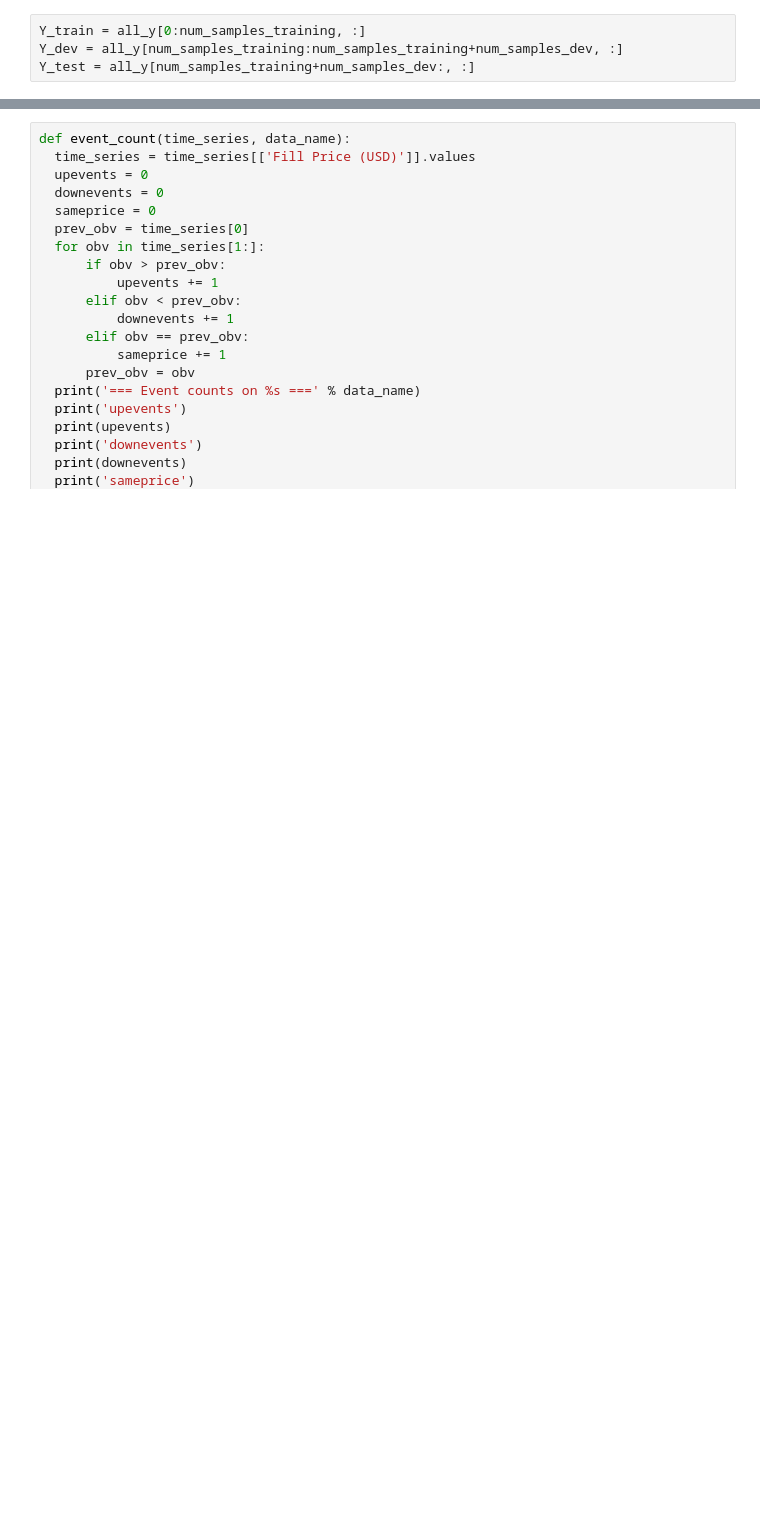
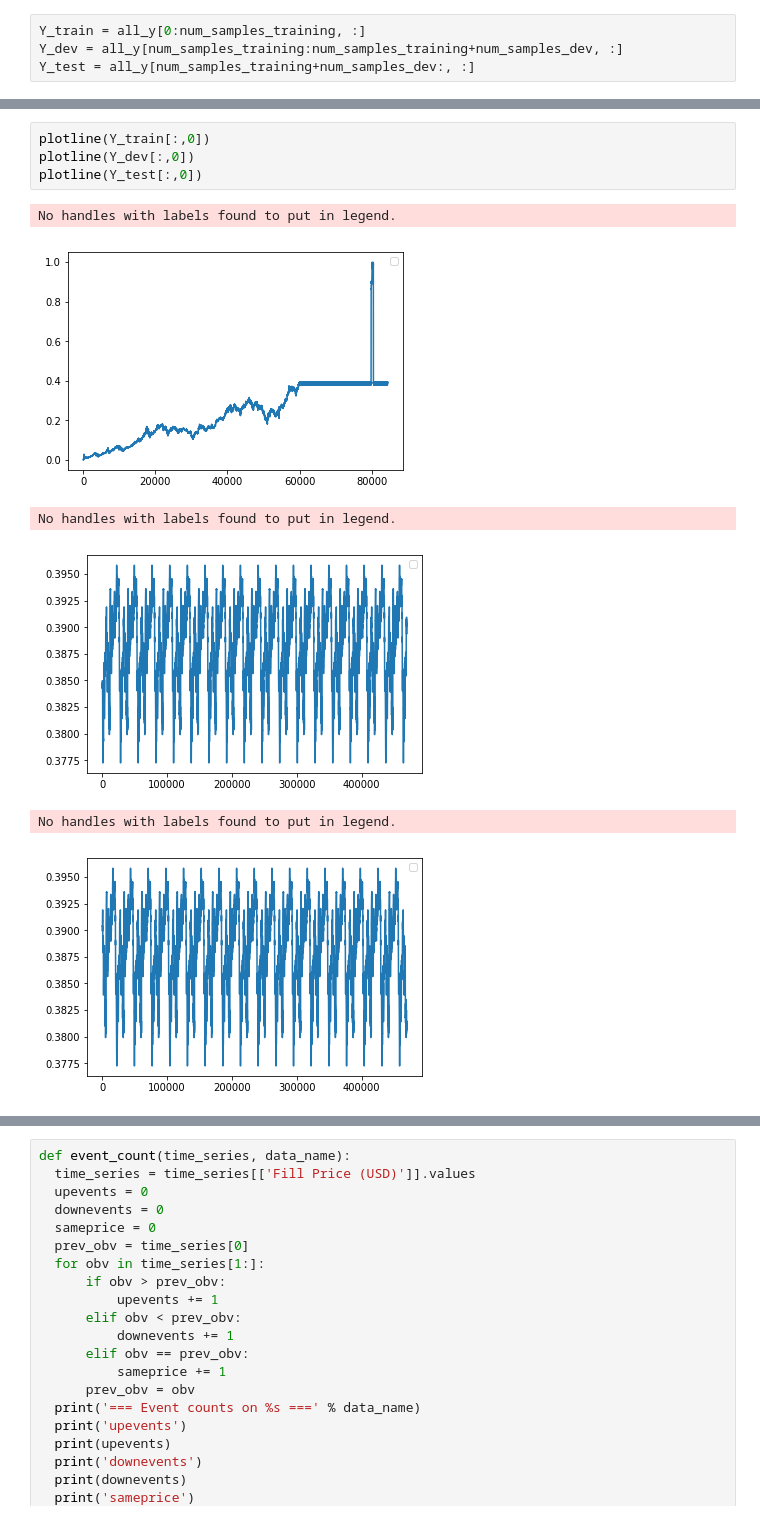
Before and after one commit to gkovacs/cs230-cryptocurrency-trading-lstm, a Jupyter notebook: cboe_baseline_priceonly.ipynb, the cells around one changed output, grey strips where cells are left out. Saved outputs shown, nothing was run; the diff lists cells and outputs as text; blank space fills up the shorter version.

```diff
--- a/cboe_baseline_priceonly.ipynb
+++ b/cboe_baseline_priceonly.ipynb
@@ -118,0 +200,11 @@ Y_test = all_y[num_samples_training+num_samples_dev:, :]
+# %%
+plotline(Y_train[:,0])
+plotline(Y_dev[:,0])
+plotline(Y_test[:,0])
+# %% [output]
+No handles with labels found to put in legend.
+[figure, added]
+No handles with labels found to put in legend.
+[figure, added]
+No handles with labels found to put in legend.
+[figure, added]
```
Also changed, not shown: parts of 24 cells of this notebook.
